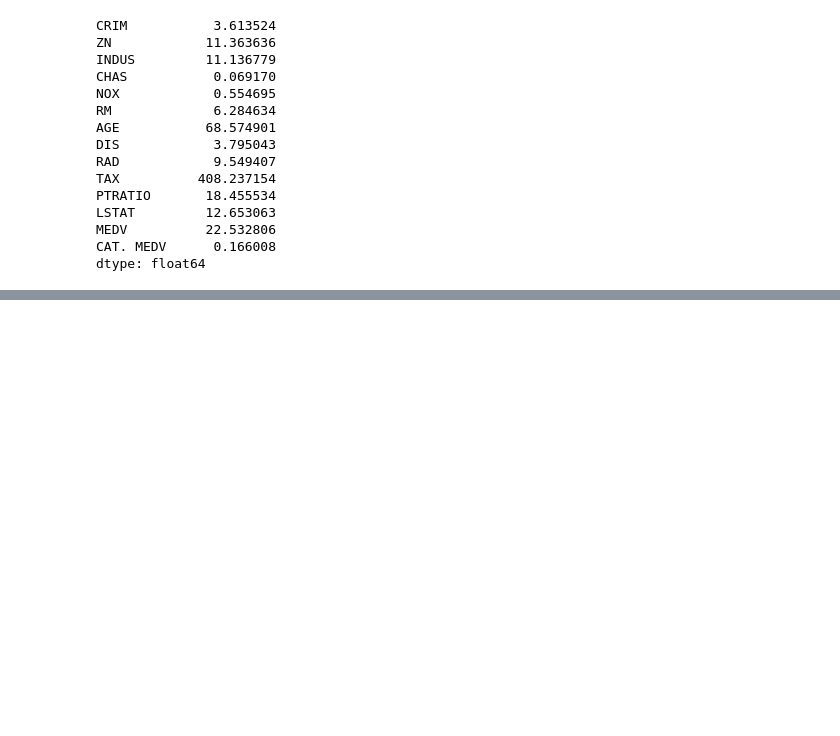
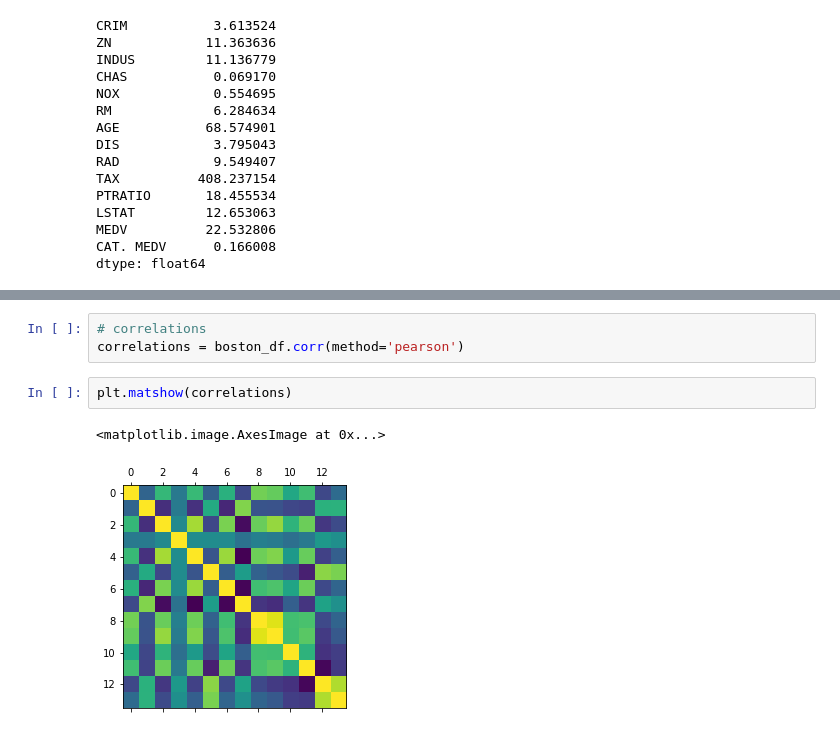
Before and after one commit to davideliason/DM4BA_Personal_Practice, a Jupyter notebook: Misc_Practice_BostonHousing.ipynb, the cells around one changed output, grey strips where cells are left out. Cells and saved outputs as stored; diff of their text form; blank space fills up the shorter version.

```diff
--- a/Misc_Practice_BostonHousing.ipynb
+++ b/Misc_Practice_BostonHousing.ipynb
@@ -67,0 +86,8 @@ dtype: float64
+# %%
+# correlations
+correlations = boston_df.corr(method='pearson')
+# %%
+plt.matshow(correlations)
+# %% [output]
+<matplotlib.image.AxesImage at 0x...>
+[figure, added]
```
Also changed, not shown: parts of 2 cells of this notebook, 2 other files.
